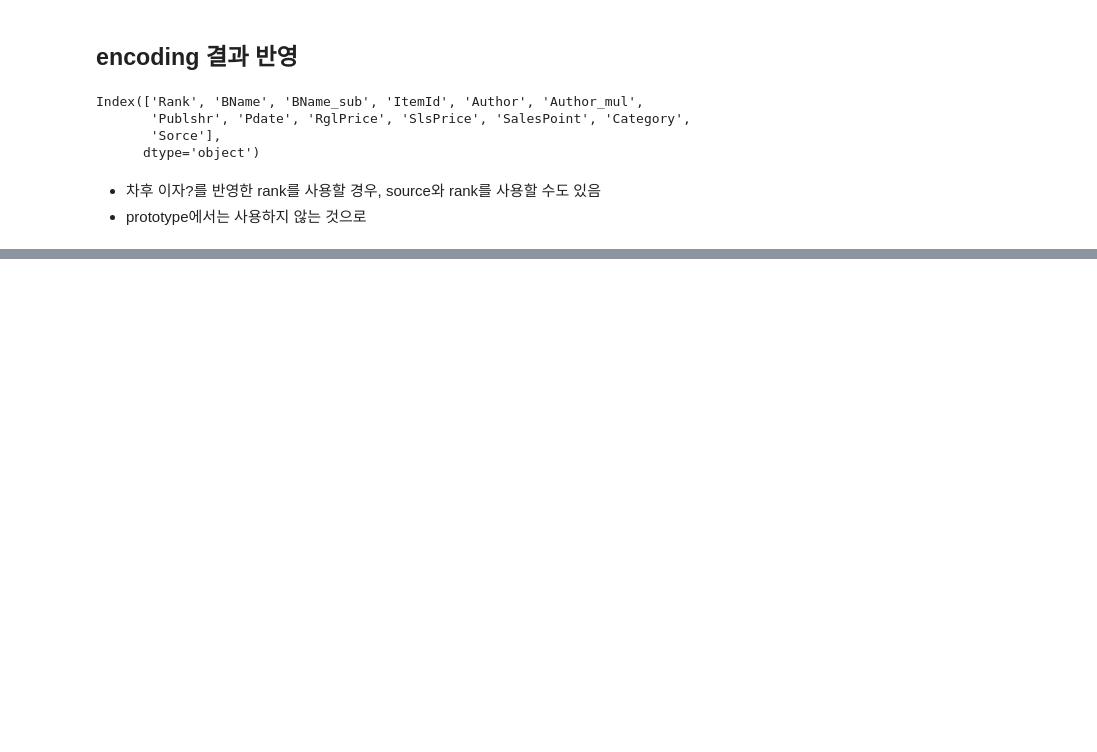
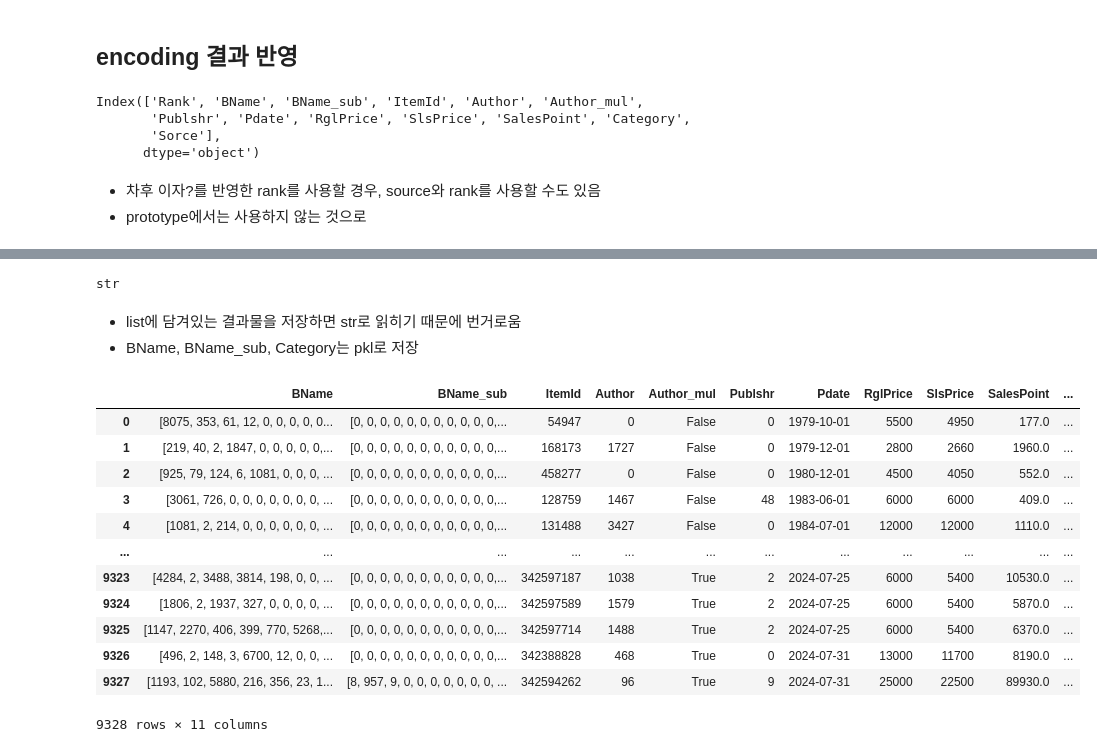
Before and after one commit to kdt-3-second-Project/aladin_usedbook, a Jupyter notebook: research/240716_encoding_bookinfo.ipynb, the cells around one changed output, grey strips where cells are left out. Drawn from its saved outputs; the diff is of its cells as text; code cells hidden in the pictures; blank space fills up the shorter version.

```diff
--- a/research/240716_encoding_bookinfo.ipynb
+++ b/research/240716_encoding_bookinfo.ipynb
@@ -667,0 +802,12 @@ rslt
+# %%
+encoded = pd.read_csv(save_path)
+type(encoded.BName.iloc[0])
+# %% [output]
+str
+# %% [markdown]
+- list에 담겨있는 결과물을 저장하면 str로 읽히기 때문에 번거로움
+- BName, BName_sub, Category는 pkl로 저장
+# %%
+file_name = 'encoded_bookinfo_ver{}.pkl'.format(0.75)
+save_path = os.path.join(PRJCT_PATH,save_dir,file_name)
+rslt.to_pickle(save_path)
@@ -667,0 +818,21 @@ rslt
+# %%
+import pickle
+
+with open(save_path,'rb') as f:
+    data = pickle.load(f)
+
+data
+# %% [output]
+|  | BName | BName_sub | ItemId | Author | Author_mul | Publshr | Pdate | RglPrice | SlsPrice | SalesPoint | ... |
+| 0 | [8075, 353, 61, 12, 0, 0, 0, 0, 0... | [0, 0, 0, 0, 0, 0, 0, 0, 0, 0, 0,... | 54947 | 0 | False | 0 | 1979-10-01 | 5500 | 4950 | 177.0 | ... |
+| 1 | [219, 40, 2, 1847, 0, 0, 0, 0, 0,... | [0, 0, 0, 0, 0, 0, 0, 0, 0, 0, 0,... | 168173 | 1727 | False | 0 | 1979-12-01 | 2800 | 2660 | 1960.0 | ... |
+| 2 | [925, 79, 124, 6, 1081, 0, 0, 0, ... | [0, 0, 0, 0, 0, 0, 0, 0, 0, 0, 0,... | 458277 | 0 | False | 0 | 1980-12-01 | 4500 | 4050 | 552.0 | ... |
+| 3 | [3061, 726, 0, 0, 0, 0, 0, 0, 0, ... | [0, 0, 0, 0, 0, 0, 0, 0, 0, 0, 0,... | 128759 | 1467 | False | 48 | 1983-06-01 | 6000 | 6000 | 409.0 | ... |
+| 4 | [1081, 2, 214, 0, 0, 0, 0, 0, 0, ... | [0, 0, 0, 0, 0, 0, 0, 0, 0, 0, 0,... | 131488 | 3427 | False | 0 | 1984-07-01 | 12000 | 12000 | 1110.0 | ... |
+| ... | ... | ... | ... | ... | ... | ... | ... | ... | ... | ... | ... |
+| 9323 | [4284, 2, 3488, 3814, 198, 0, 0, ... | [0, 0, 0, 0, 0, 0, 0, 0, 0, 0, 0,... | 342597187 | 1038 | True | 2 | 2024-07-25 | 6000 | 5400 | 10530.0 | ... |
+| 9324 | [1806, 2, 1937, 327, 0, 0, 0, 0, ... | [0, 0, 0, 0, 0, 0, 0, 0, 0, 0, 0,... | 342597589 | 1579 | True | 2 | 2024-07-25 | 6000 | 5400 | 5870.0 | ... |
+| 9325 | [1147, 2270, 406, 399, 770, 5268,... | [0, 0, 0, 0, 0, 0, 0, 0, 0, 0, 0,... | 342597714 | 1488 | True | 2 | 2024-07-25 | 6000 | 5400 | 6370.0 | ... |
+| 9326 | [496, 2, 148, 3, 6700, 12, 0, 0, ... | [0, 0, 0, 0, 0, 0, 0, 0, 0, 0, 0,... | 342388828 | 468 | True | 0 | 2024-07-31 | 13000 | 11700 | 8190.0 | ... |
+| 9327 | [1193, 102, 5880, 216, 356, 23, 1... | [8, 957, 9, 0, 0, 0, 0, 0, 0, 0, ... | 342594262 | 96 | True | 9 | 2024-07-31 | 25000 | 22500 | 89930.0 | ... |
+9328 rows × 11 columns
```
Also changed, not shown: parts of 16 cells of this notebook, 2 other files.
